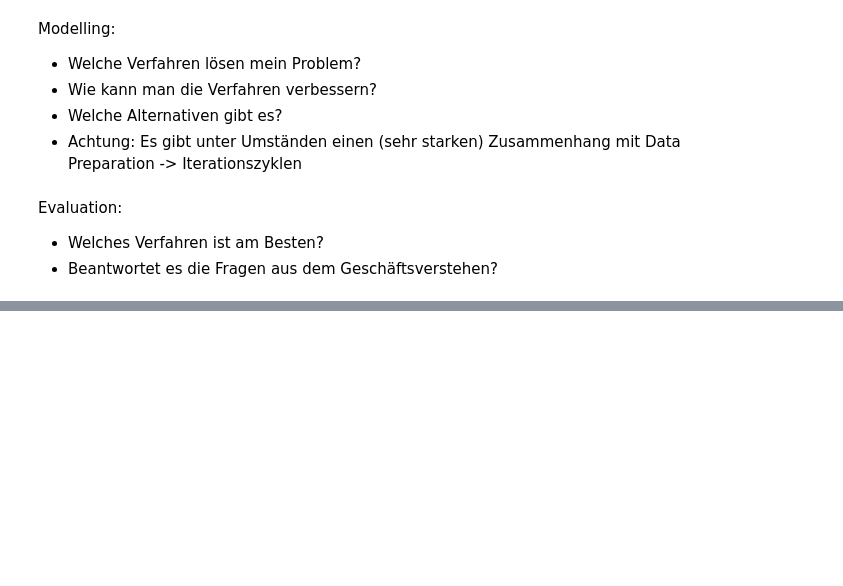
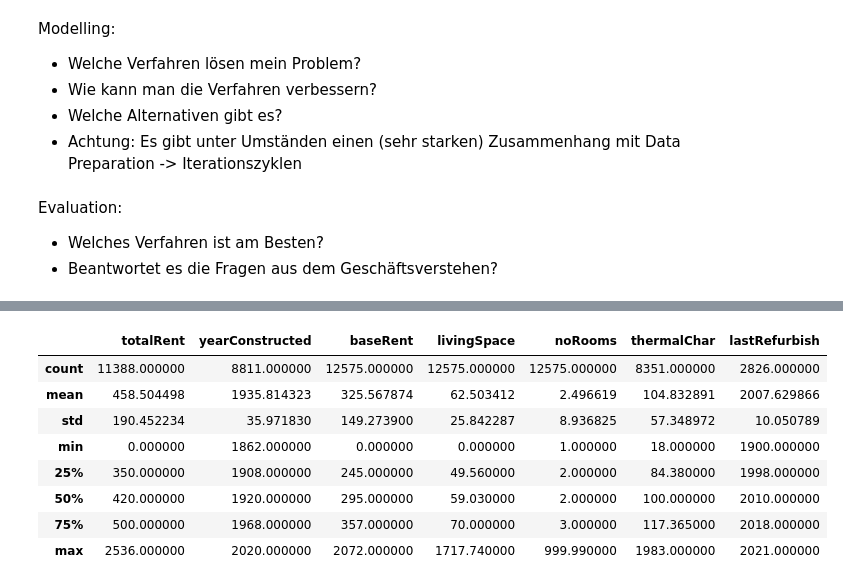
Before and after one commit to TobiasGleiter/data-science, a Jupyter notebook: main.ipynb, the cells around one changed output, grey strips where cells are left out. Saved outputs shown, nothing was run; the diff lists cells and outputs as text; code cells hidden in the pictures; blank space fills up the shorter version.

```diff
--- a/main.ipynb
+++ b/main.ipynb
@@ -124,0 +214,15 @@ Evaluation:
+# %%
+# Describe ergibt hier wenig sinn, da die Tabelle noch nicht aufbereitet ist.
+# Es ist aber klar, dass eine totalRent von 0 nicht sinnvoll ist
+# Zudem ist unklar, was noRooms aussagt.
+chemnitz_in.describe()
+# %% [output]
+|  | totalRent | yearConstructed | baseRent | livingSpace | noRooms | thermalChar | lastRefurbish |
+| count | 11388.000000 | 8811.000000 | 12575.000000 | 12575.000000 | 12575.000000 | 8351.000000 | 2826.000000 |
+| mean | 458.504498 | 1935.814323 | 325.567874 | 62.503412 | 2.496619 | 104.832891 | 2007.629866 |
+| std | 190.452234 | 35.971830 | 149.273900 | 25.842287 | 8.936825 | 57.348972 | 10.050789 |
+| min | 0.000000 | 1862.000000 | 0.000000 | 0.000000 | 1.000000 | 18.000000 | 1900.000000 |
+| 25% | 350.000000 | 1908.000000 | 245.000000 | 49.560000 | 2.000000 | 84.380000 | 1998.000000 |
+| 50% | 420.000000 | 1920.000000 | 295.000000 | 59.030000 | 2.000000 | 100.000000 | 2010.000000 |
+| 75% | 500.000000 | 1968.000000 | 357.000000 | 70.000000 | 3.000000 | 117.365000 | 2018.000000 |
+| max | 2536.000000 | 2020.000000 | 2072.000000 | 1717.740000 | 999.990000 | 1983.000000 | 2021.000000 |
```
Also changed, not shown: parts of 15 cells of this notebook.
